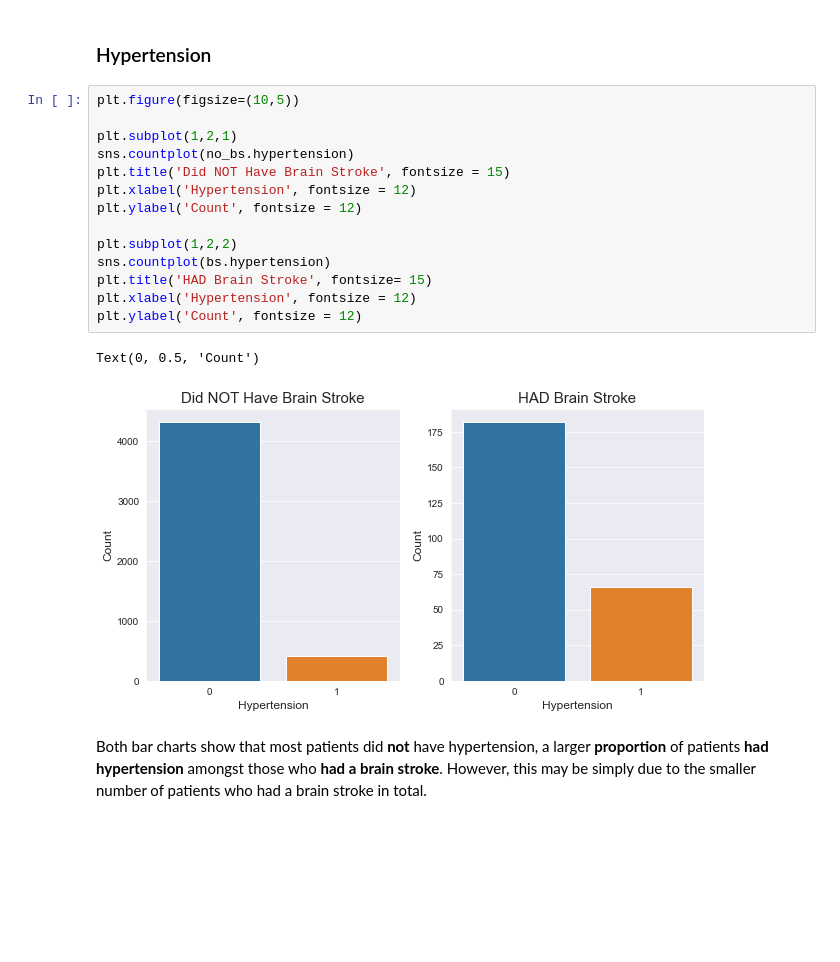
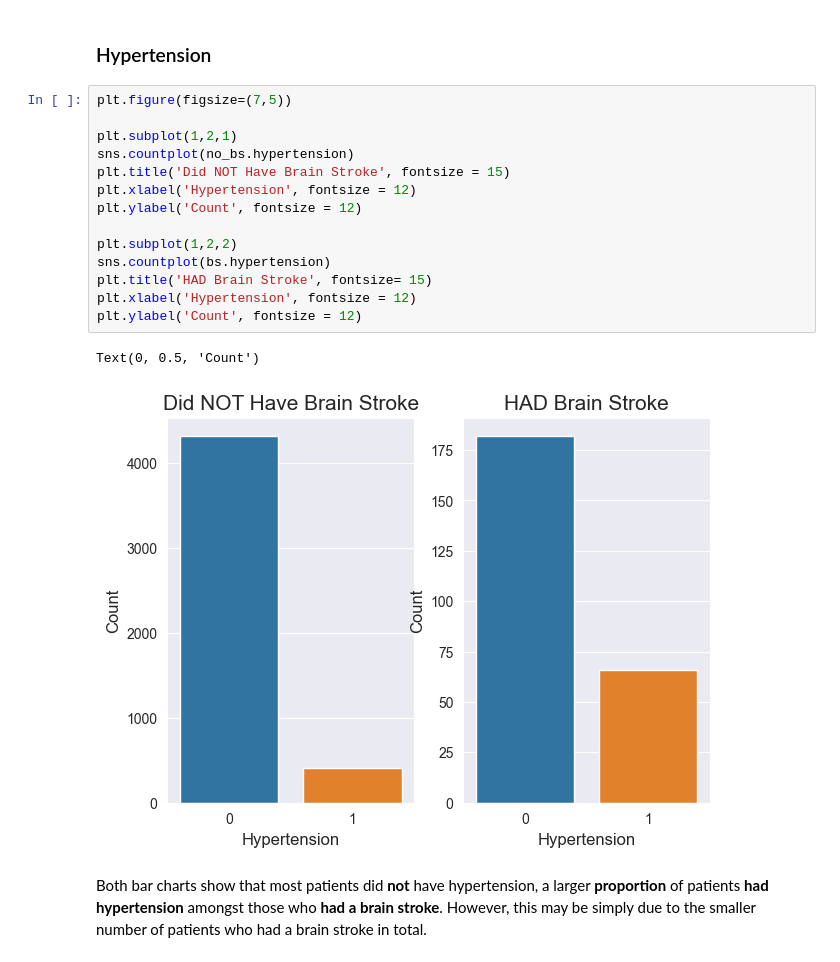
Before and after one commit to leena-kang/brain_stroke_EDA, a Jupyter notebook: Stroke EDA.ipynb, the cells around one changed output. Cells and saved outputs as stored; diff of their text form; blank space fills up the shorter version.

```diff
--- a/Stroke EDA.ipynb
+++ b/Stroke EDA.ipynb
@@ -287,22 +287,22 @@ Did **NOT** Have Brain Stroke:
 # %% [markdown]
 ### Hypertension
 # %%
-plt.figure(figsize=(10,5))
+plt.figure(figsize=(7,5))
 
 plt.subplot(1,2,1)
 sns.countplot(no_bs.hypertension)
 plt.title('Did NOT Have Brain Stroke', fontsize = 15)
 plt.xlabel('Hypertension', fontsize = 12)
 plt.ylabel('Count', fontsize = 12)
 
 plt.subplot(1,2,2)
 sns.countplot(bs.hypertension)
 plt.title('HAD Brain Stroke', fontsize= 15)
 plt.xlabel('Hypertension', fontsize = 12)
 plt.ylabel('Count', fontsize = 12)
 # %% [output]
 Text(0, 0.5, 'Count')
-[figure, old version]
+[figure, new version]
 # %% [markdown]
 Both bar charts show that most patients did **not** have hypertension, a larger **proportion** of patients **had hypertension** amongst those who **had a brain stroke**. However, this may be simply due to the smaller number of patients who had a brain stroke in total.
 # %% [markdown]
```
Also changed, not shown: parts of 7 cells of this notebook.
